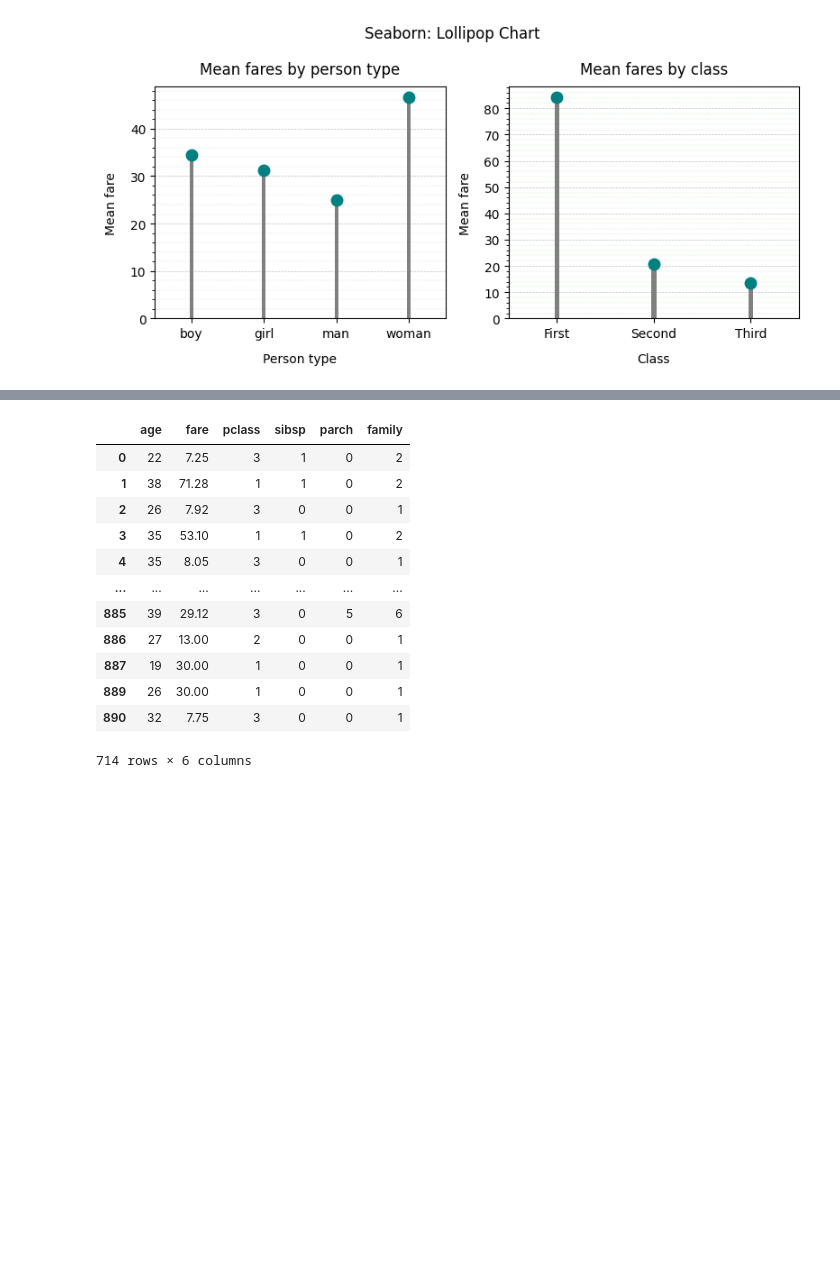
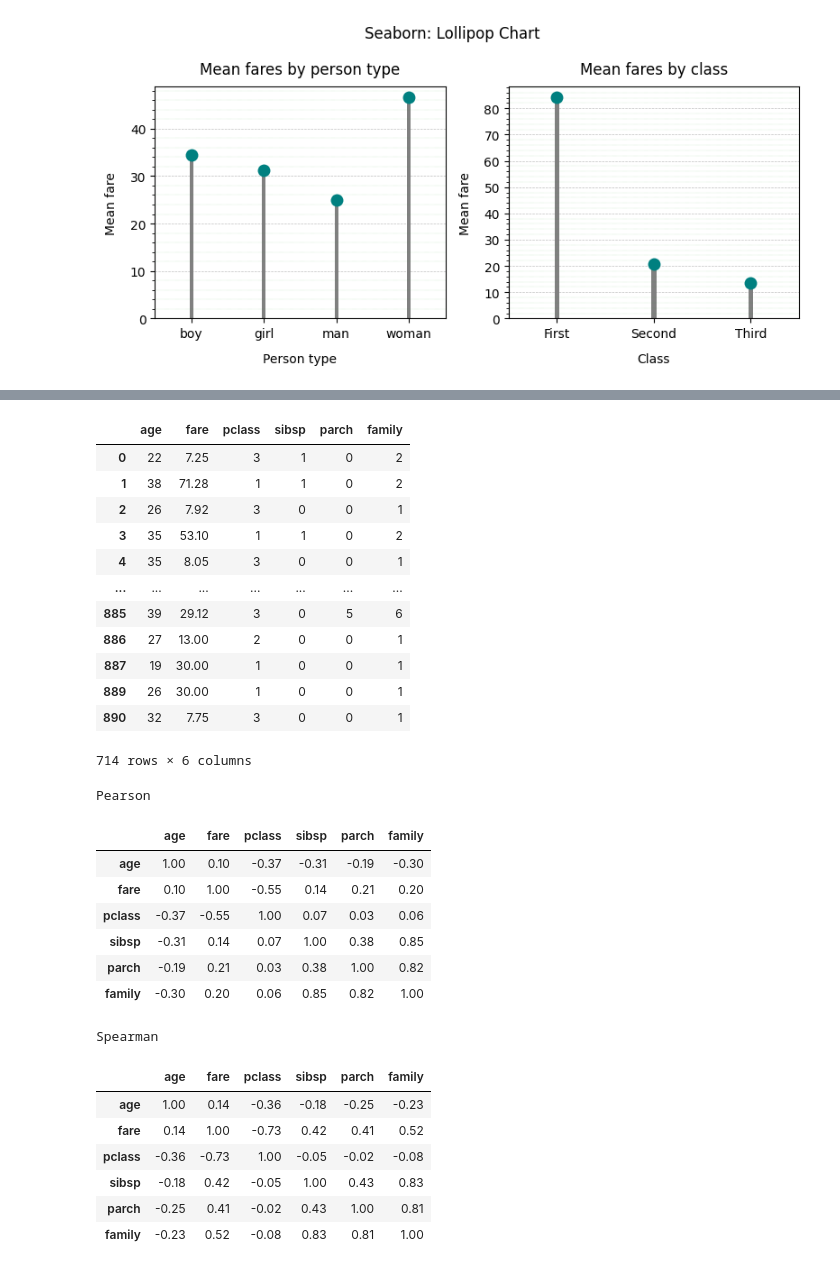
Before and after one commit to BogdanPinchuk/DataScience-PBY_HW8, a Jupyter notebook: Bohdan_Pinchuk_DS_HW8.ipynb, the cells around one changed output, grey strips where cells are left out. Saved outputs shown, nothing was run; the diff lists cells and outputs as text; code cells hidden in the pictures; blank space fills up the shorter version.

```diff
--- a/Bohdan_Pinchuk_DS_HW8.ipynb
+++ b/Bohdan_Pinchuk_DS_HW8.ipynb
@@ -1873,6 +1873,8 @@ fig.show()
 ## Залежності між змінними
 
 import numpy as np
+
+# !pip install jinja2
 
 # Input data
 ages_col_name = "age"
@@ -1891,33 +1893,50 @@ data_afsp[fares_col_name] = data_afsp[fares_col_name].round(2).astype(float)
 
 # Extracting data
 ages = data_afsp[ages_col_name].values
 fares = data_afsp[fares_col_name].values
 sibsps = data_afsp[sibsp_col_name].values
 parchs = data_afsp[parch_col_name].values
 pclasses = data_afsp[pclass_col_name].values
 family = sibsps + parchs + 1
 
 # Adding data
 data_afsp['family'] = family
 
 # Pearson
-pearson_matrix = data_afsp.corr(method='pearson')
-
+pearson_matrix = data_afsp.corr(method='pearson').round(2)
 # Spearman
-spearman_matrix = data_afsp.corr(method='spearman')
+spearman_matrix = data_afsp.corr(method='spearman').round(2)
 
 display(data_afsp)
+display(pearson_matrix.style.set_caption("Pearson").format(precision=2))
+display(spearman_matrix.style.set_caption("Spearman").format(precision=2))
 # %% [output]
 |  | age | fare | pclass | sibsp | parch | family |
 | 0 | 22 | 7.25 | 3 | 1 | 0 | 2 |
 | 1 | 38 | 71.28 | 1 | 1 | 0 | 2 |
 | 2 | 26 | 7.92 | 3 | 0 | 0 | 1 |
 | 3 | 35 | 53.10 | 1 | 1 | 0 | 2 |
 | 4 | 35 | 8.05 | 3 | 0 | 0 | 1 |
 | ... | ... | ... | ... | ... | ... | ... |
 | 885 | 39 | 29.12 | 3 | 0 | 5 | 6 |
 | 886 | 27 | 13.00 | 2 | 0 | 0 | 1 |
 | 887 | 19 | 30.00 | 1 | 0 | 0 | 1 |
 | 889 | 26 | 30.00 | 1 | 0 | 0 | 1 |
 | 890 | 32 | 7.75 | 3 | 0 | 0 | 1 |
 714 rows × 6 columns
+Pearson
+|  | age | fare | pclass | sibsp | parch | family |
+| age | 1.00 | 0.10 | -0.37 | -0.31 | -0.19 | -0.30 |
+| fare | 0.10 | 1.00 | -0.55 | 0.14 | 0.21 | 0.20 |
+| pclass | -0.37 | -0.55 | 1.00 | 0.07 | 0.03 | 0.06 |
+| sibsp | -0.31 | 0.14 | 0.07 | 1.00 | 0.38 | 0.85 |
+| parch | -0.19 | 0.21 | 0.03 | 0.38 | 1.00 | 0.82 |
+| family | -0.30 | 0.20 | 0.06 | 0.85 | 0.82 | 1.00 |
+Spearman
+|  | age | fare | pclass | sibsp | parch | family |
+| age | 1.00 | 0.14 | -0.36 | -0.18 | -0.25 | -0.23 |
+| fare | 0.14 | 1.00 | -0.73 | 0.42 | 0.41 | 0.52 |
+| pclass | -0.36 | -0.73 | 1.00 | -0.05 | -0.02 | -0.08 |
+| sibsp | -0.18 | 0.42 | -0.05 | 1.00 | 0.43 | 0.83 |
+| parch | -0.25 | 0.41 | -0.02 | 0.43 | 1.00 | 0.81 |
+| family | -0.23 | 0.52 | -0.08 | 0.83 | 0.81 | 1.00 |
```
Also changed, not shown: parts of 1 cell of this notebook.
